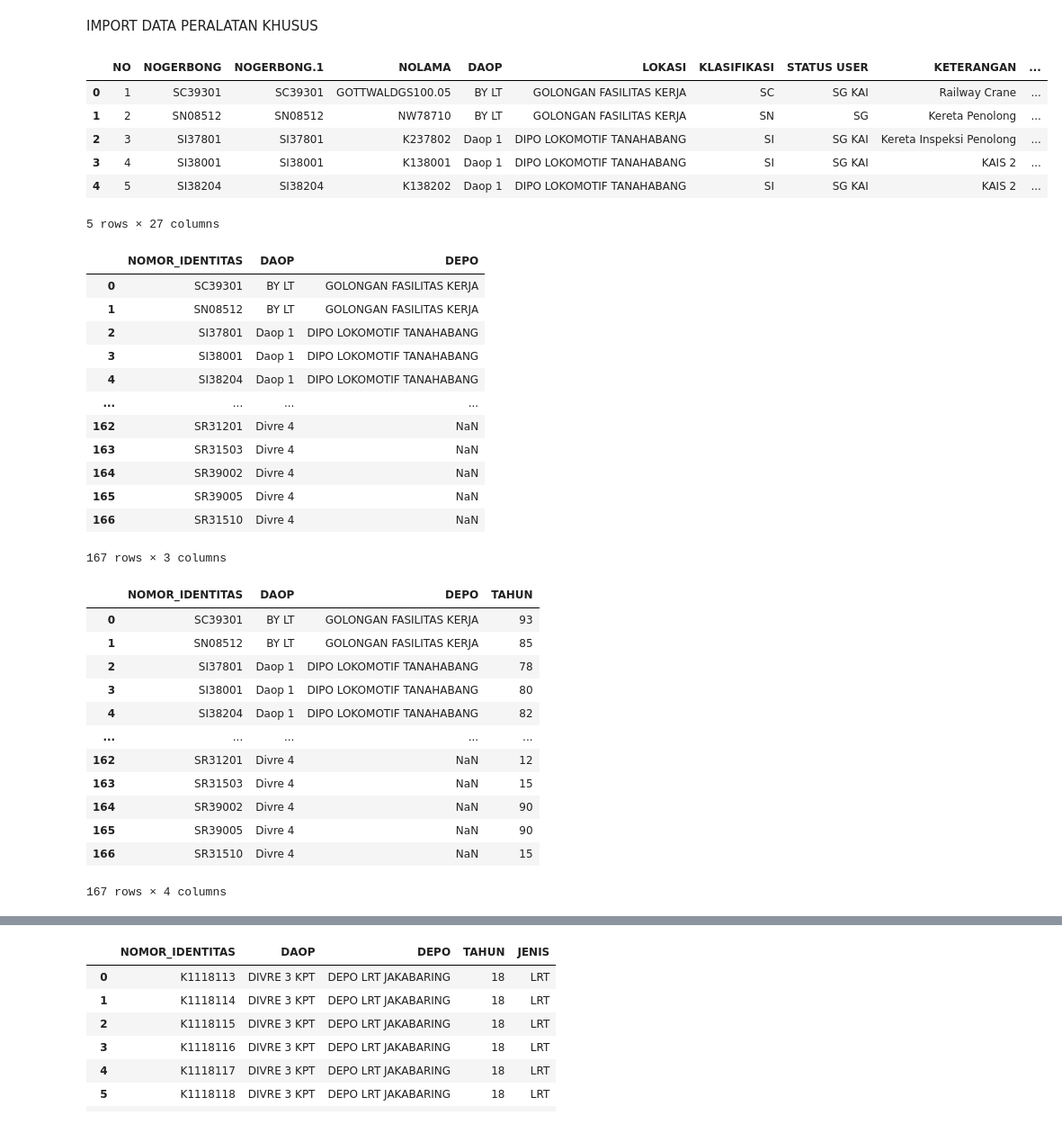
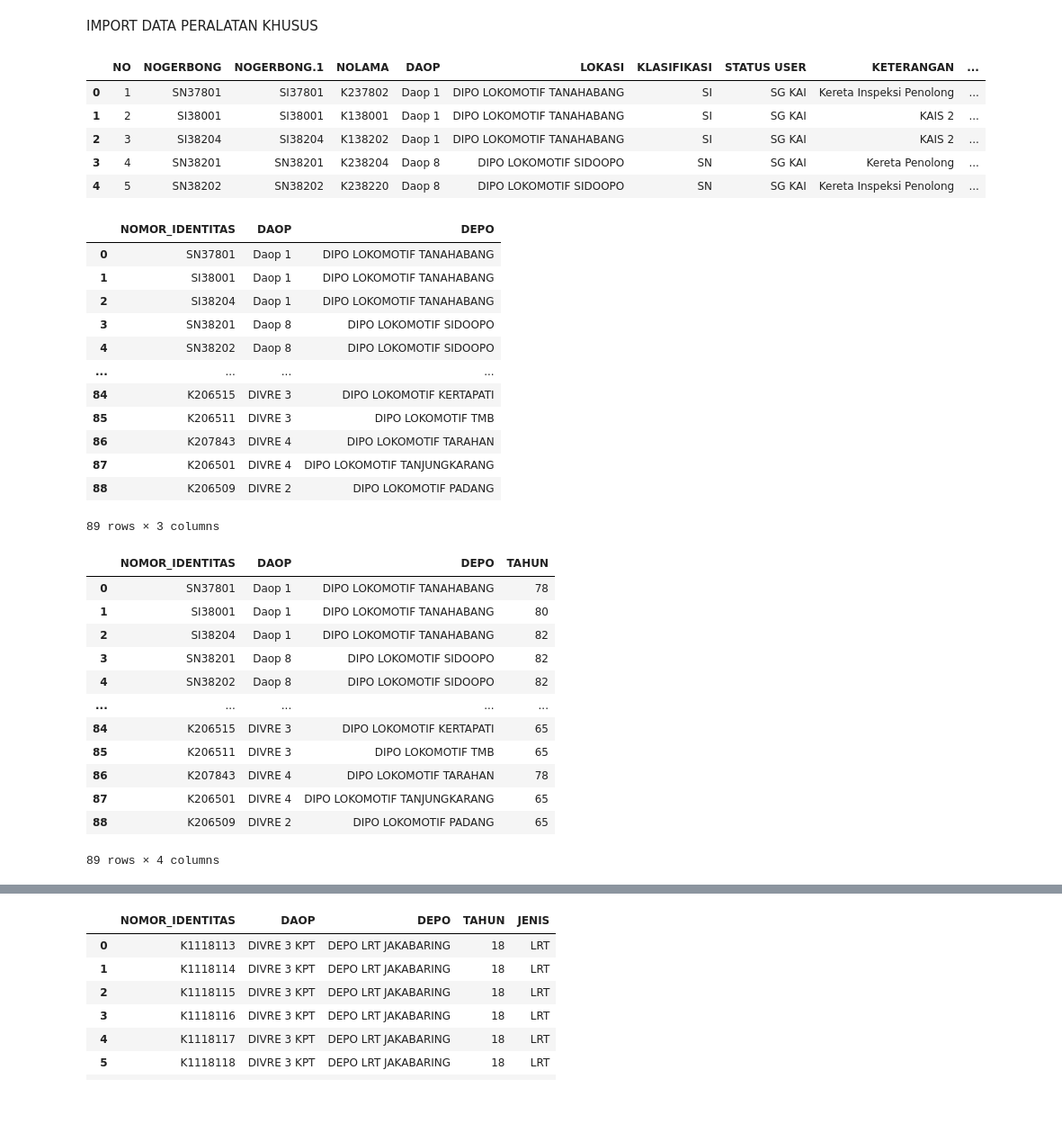
Before and after one commit to cktheone/DQLab, a Jupyter notebook: Latihan/Sinkronisasi Data Sarana/data_aset_kai.ipynb, the cells around one changed output, grey strips where cells are left out. Shown at 90% size. Drawn from its saved outputs; the diff is of its cells as text; code cells hidden in the pictures.

```diff
--- a/Latihan/Sinkronisasi Data Sarana/data_aset_kai.ipynb
+++ b/Latihan/Sinkronisasi Data Sarana/data_aset_kai.ipynb
@@ -387,52 +397,51 @@ data_lrt
 # %% [markdown]
 IMPORT DATA PERALATAN KHUSUS
 # %%
-data_perkus = pd.read_excel('../data_source/REKAP_ARMADA_160621.xlsx', sheet_name='RINCIAN_PERKUS')
+data_perkus = pd.read_excel('../data_source/REKAP_ARMADA_NOV.xlsx', sheet_name='RINCIAN_PERKUS')
 data_perkus.head()
 # %% [output]
 |  | NO | NOGERBONG | NOGERBONG.1 | NOLAMA | DAOP | LOKASI | KLASIFIKASI | STATUS USER | KETERANGAN | ... |
-| 0 | 1 | SC39301 | SC39301 | GOTTWALDGS100.05 | BY LT | GOLONGAN FASILITAS KERJA | SC | SG KAI | Railway Crane | ... |
-| 1 | 2 | SN08512 | SN08512 | NW78710 | BY LT | GOLONGAN FASILITAS KERJA | SN | SG | Kereta Penolong | ... |
-| 2 | 3 | SI37801 | SI37801 | K237802 | Daop 1 | DIPO LOKOMOTIF TANAHABANG | SI | SG KAI | Kereta Inspeksi Penolong | ... |
-| 3 | 4 | SI38001 | SI38001 | K138001 | Daop 1 | DIPO LOKOMOTIF TANAHABANG | SI | SG KAI | KAIS 2 | ... |
-| 4 | 5 | SI38204 | SI38204 | K138202 | Daop 1 | DIPO LOKOMOTIF TANAHABANG | SI | SG KAI | KAIS 2 | ... |
+| 0 | 1 | SN37801 | SI37801 | K237802 | Daop 1 | DIPO LOKOMOTIF TANAHABANG | SI | SG KAI | Kereta Inspeksi Penolong | ... |
+| 1 | 2 | SI38001 | SI38001 | K138001 | Daop 1 | DIPO LOKOMOTIF TANAHABANG | SI | SG KAI | KAIS 2 | ... |
+| 2 | 3 | SI38204 | SI38204 | K138202 | Daop 1 | DIPO LOKOMOTIF TANAHABANG | SI | SG KAI | KAIS 2 | ... |
+| 3 | 4 | SN38201 | SN38201 | K238204 | Daop 8 | DIPO LOKOMOTIF SIDOOPO | SN | SG KAI | Kereta Penolong | ... |
+| 4 | 5 | SN38202 | SN38202 | K238220 | Daop 8 | DIPO LOKOMOTIF SIDOOPO | SN | SG KAI | Kereta Inspeksi Penolong | ... |
-5 rows × 27 columns
 # %%
 data_perkus = data_perkus[['NOGERBONG','DAOP', 'LOKASI']]
 data_perkus.rename(columns={'NOGERBONG' : 'NOMOR_IDENTITAS','LOKASI' : 'DEPO' }, inplace=True)
 data_perkus
 # %% [output]
 |  | NOMOR_IDENTITAS | DAOP | DEPO |
-| 0 | SC39301 | BY LT | GOLONGAN FASILITAS KERJA |
-| 1 | SN08512 | BY LT | GOLONGAN FASILITAS KERJA |
-| 2 | SI37801 | Daop 1 | DIPO LOKOMOTIF TANAHABANG |
-| 3 | SI38001 | Daop 1 | DIPO LOKOMOTIF TANAHABANG |
-| 4 | SI38204 | Daop 1 | DIPO LOKOMOTIF TANAHABANG |
+| 0 | SN37801 | Daop 1 | DIPO LOKOMOTIF TANAHABANG |
+| 1 | SI38001 | Daop 1 | DIPO LOKOMOTIF TANAHABANG |
+| 2 | SI38204 | Daop 1 | DIPO LOKOMOTIF TANAHABANG |
+| 3 | SN38201 | Daop 8 | DIPO LOKOMOTIF SIDOOPO |
+| 4 | SN38202 | Daop 8 | DIPO LOKOMOTIF SIDOOPO |
 | ... | ... | ... | ... |
-| 162 | SR31201 | Divre 4 | NaN |
-| 163 | SR31503 | Divre 4 | NaN |
-| 164 | SR39002 | Divre 4 | NaN |
-| 165 | SR39005 | Divre 4 | NaN |
-| 166 | SR31510 | Divre 4 | NaN |
+| 84 | K206515 | DIVRE 3 | DIPO LOKOMOTIF KERTAPATI |
+| 85 | K206511 | DIVRE 3 | DIPO LOKOMOTIF TMB |
+| 86 | K207843 | DIVRE 4 | DIPO LOKOMOTIF TARAHAN |
+| 87 | K206501 | DIVRE 4 | DIPO LOKOMOTIF TANJUNGKARANG |
+| 88 | K206509 | DIVRE 2 | DIPO LOKOMOTIF PADANG |
-167 rows × 3 columns
+89 rows × 3 columns
 # %%
 data_perkus['NOMOR_IDENTITAS'] = data_perkus['NOMOR_IDENTITAS'].str.replace(' ', '')
 data_perkus['TAHUN'] = data_perkus['NOMOR_IDENTITAS'].str[3:5].astype('int64')
 data_perkus
 # %% [output]
 |  | NOMOR_IDENTITAS | DAOP | DEPO | TAHUN |
-| 0 | SC39301 | BY LT | GOLONGAN FASILITAS KERJA | 93 |
-| 1 | SN08512 | BY LT | GOLONGAN FASILITAS KERJA | 85 |
-| 2 | SI37801 | Daop 1 | DIPO LOKOMOTIF TANAHABANG | 78 |
-| 3 | SI38001 | Daop 1 | DIPO LOKOMOTIF TANAHABANG | 80 |
-| 4 | SI38204 | Daop 1 | DIPO LOKOMOTIF TANAHABANG | 82 |
+| 0 | SN37801 | Daop 1 | DIPO LOKOMOTIF TANAHABANG | 78 |
+| 1 | SI38001 | Daop 1 | DIPO LOKOMOTIF TANAHABANG | 80 |
+| 2 | SI38204 | Daop 1 | DIPO LOKOMOTIF TANAHABANG | 82 |
+| 3 | SN38201 | Daop 8 | DIPO LOKOMOTIF SIDOOPO | 82 |
+| 4 | SN38202 | Daop 8 | DIPO LOKOMOTIF SIDOOPO | 82 |
 | ... | ... | ... | ... | ... |
-| 162 | SR31201 | Divre 4 | NaN | 12 |
-| 163 | SR31503 | Divre 4 | NaN | 15 |
-| 164 | SR39002 | Divre 4 | NaN | 90 |
-| 165 | SR39005 | Divre 4 | NaN | 90 |
-| 166 | SR31510 | Divre 4 | NaN | 15 |
+| 84 | K206515 | DIVRE 3 | DIPO LOKOMOTIF KERTAPATI | 65 |
+| 85 | K206511 | DIVRE 3 | DIPO LOKOMOTIF TMB | 65 |
+| 86 | K207843 | DIVRE 4 | DIPO LOKOMOTIF TARAHAN | 78 |
+| 87 | K206501 | DIVRE 4 | DIPO LOKOMOTIF TANJUNGKARANG | 65 |
+| 88 | K206509 | DIVRE 2 | DIPO LOKOMOTIF PADANG | 65 |
-167 rows × 4 columns
+89 rows × 4 columns
 # %%
 data_perkus['DEPO'] = data_perkus['DEPO'].str.replace('DIPO', 'DEPO')
 # %%
```
Also changed, not shown: parts of 46 cells of this notebook, 20 other files.
